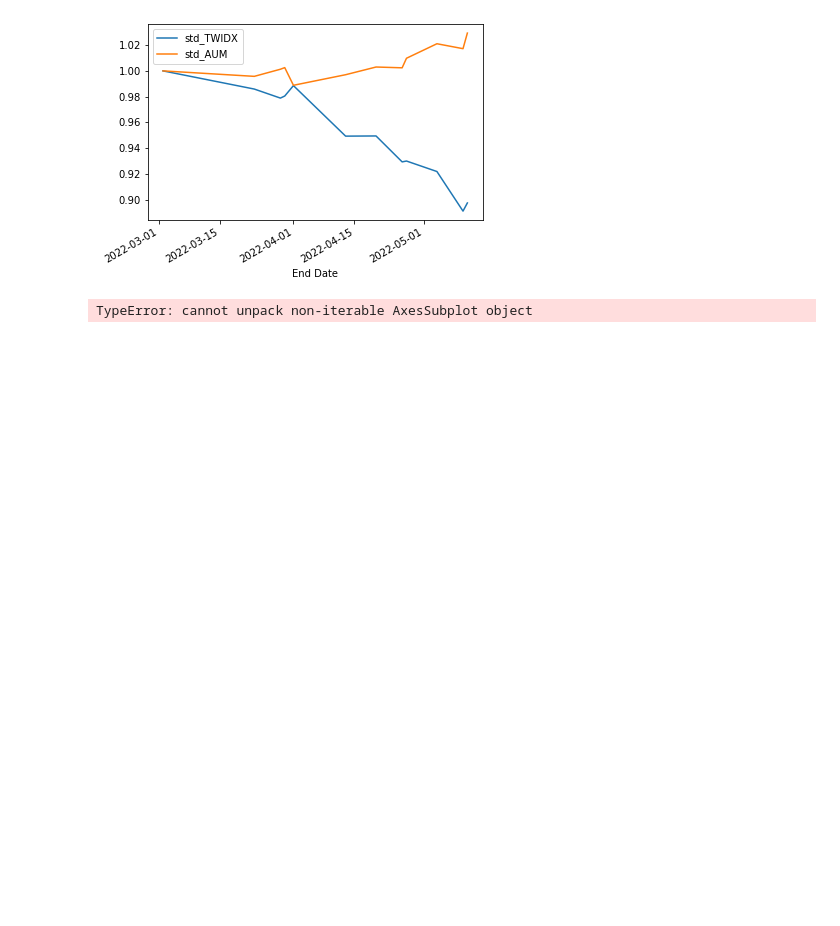
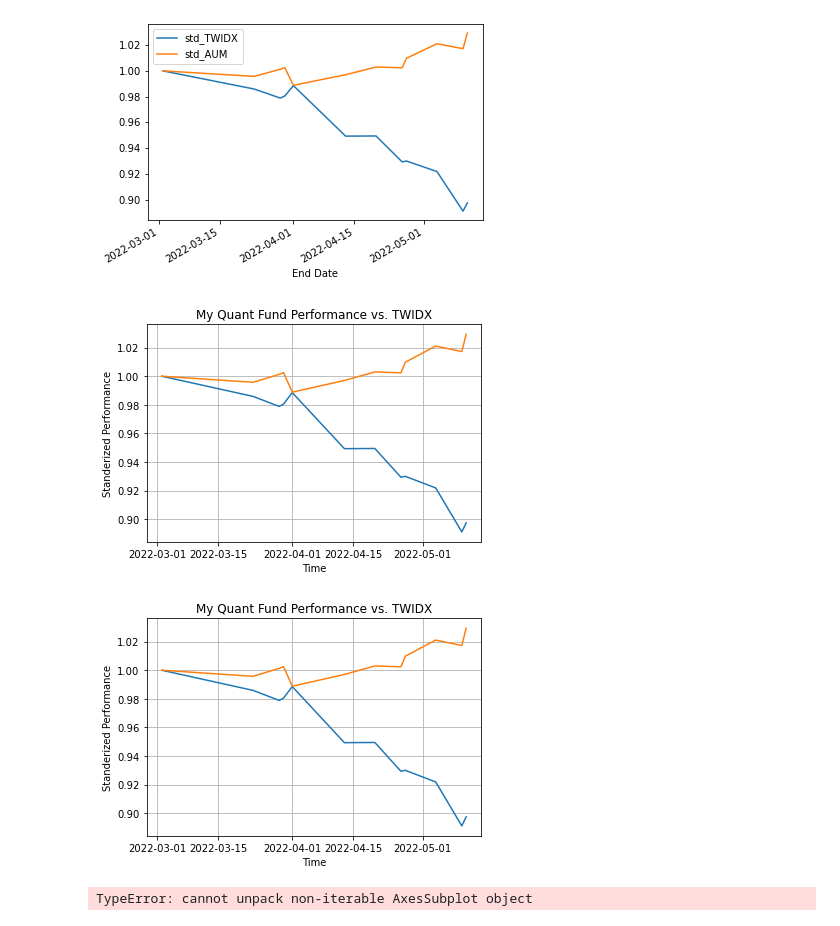
Before and after one commit to chienhsiang-hung/chienhsiang-hung.github.io, a Jupyter notebook: assets/py/draw_AUM_trend.ipynb, the cells around one changed output. Drawn from its saved outputs; the diff is of its cells as text; code cells hidden in the pictures; blank space fills up the shorter version.

Commit message:
use subplots

```diff
--- a/assets/py/draw_AUM_trend.ipynb
+++ b/assets/py/draw_AUM_trend.ipynb
@@ -8,6 +8,24 @@ TradeHistory.plot.line()
 plt.show()
 # %% [output]
 [figure]
+# %%
+import pandas as pd
+import matplotlib.pyplot as plt
+
+TradeHistory = pd.read_excel('TradeHistory.xlsx', index_col=0)
+# TradeHistory = TradeHistory[['std_TWIDX', 'std_AUM']]
+
+fig, ax = plt.subplots()
+
+ax.plot(TradeHistory['std_TWIDX'])
+ax.plot(TradeHistory['std_AUM'])
+ax.set(xlabel='Time', ylabel='Standerized Performance', title='My Quant Fund Performance vs. TWIDX')
+ax.grid()
+
+fig
+# %% [output]
+[figure, added]
+[figure, added]
 # %%
 fig, ax = plt.subplot()
 ax.plot()
```
Also changed, not shown: 1 other file.
